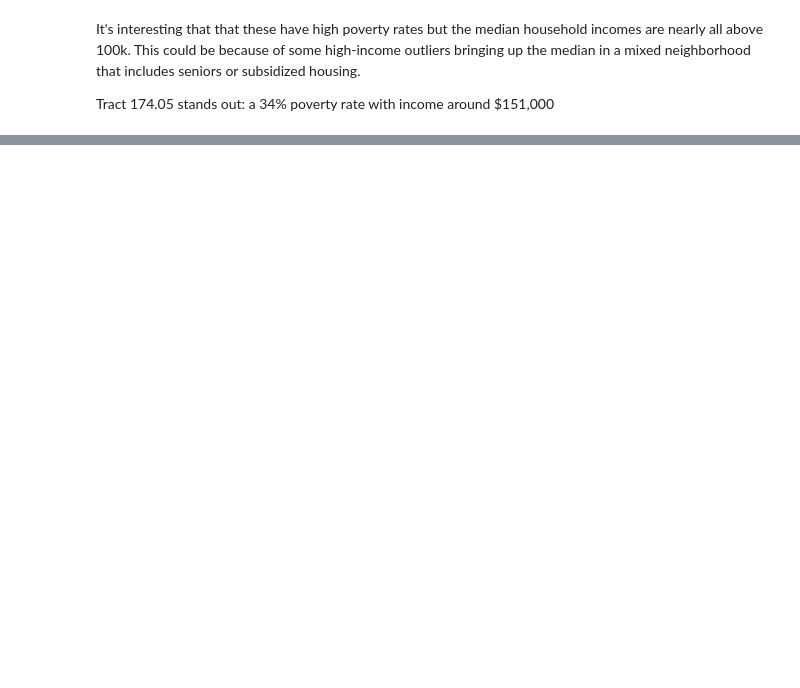
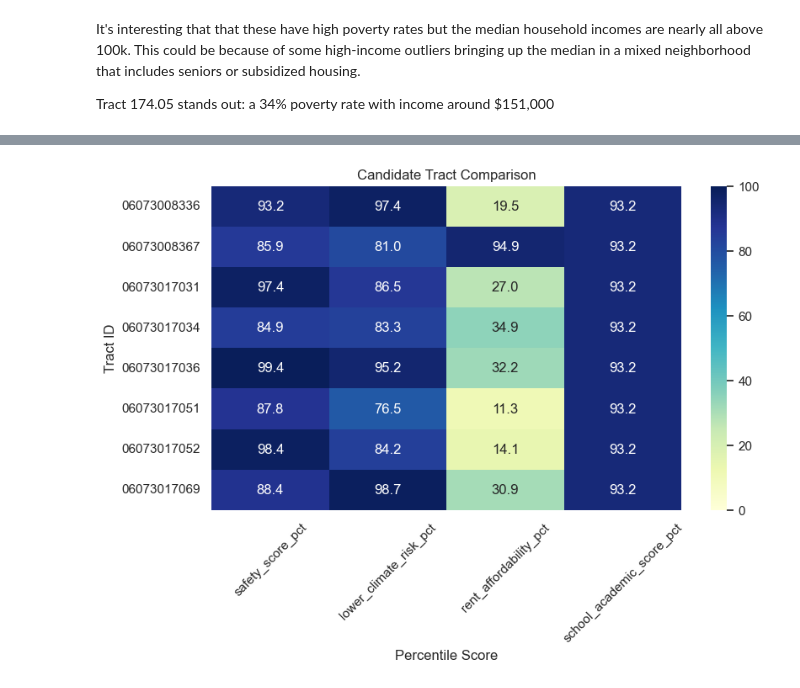
Before and after one commit to coco-martinez/san-diego-neighborhood-opportunity, a Jupyter notebook: notebooks/08_eda.ipynb, the cells around one changed output, grey strips where cells are left out. Saved outputs shown, nothing was run; the diff lists cells and outputs as text; code cells hidden in the pictures; blank space fills up the shorter version.

```diff
--- a/notebooks/08_eda.ipynb
+++ b/notebooks/08_eda.ipynb
@@ -927,0 +1316,16 @@ school_outlier_context.T
+# %%
+# comparing candidate tracts against the full SDPD area
+
+comparison_cols = ['safety_score', 'climate_loss_risk_score',
+                   'estimated_median_gross_rent', 'school_academic_score']
+
+sdpd_percentiles = df_sdpd[['tract_id'] + comparison_cols].copy()
+
+for col in comparison_cols:
+    sdpd_percentiles[f'{col}_pct'] = df_sdpd[col].rank(pct=True) * 100
+
+candidate_percentiles = sdpd_percentiles[
+    sdpd_percentiles['tract_id'].isin(good_school_tracts['tract_id'])
+][['tract_id'] + [f'{col}_pct' for col in comparison_cols]]
+
+candidate_percentiles.round(1).sort_values('estimated_median_gross_rent_pct')
@@ -927,0 +1342,14 @@ school_outlier_context.T
+# %%
+# reversing rent and climate percentiles so higher values are positive
+
+candidate_percentiles['lower_climate_risk_pct'] = (
+    100 - candidate_percentiles['climate_loss_risk_score_pct'])
+
+candidate_percentiles['rent_affordability_pct'] = (
+    100 - candidate_percentiles['estimated_median_gross_rent_pct'])
+
+candidate_comparison = candidate_percentiles[
+    ['tract_id', 'safety_score_pct', 'lower_climate_risk_pct',
+     'rent_affordability_pct', 'school_academic_score_pct']].round(1)
+
+candidate_comparison
@@ -927,0 +1366,15 @@ school_outlier_context.T
+# %%
+# comparing the candidate tracts across the main priorities
+
+heatmap_data = candidate_comparison.set_index('tract_id')
+
+plt.figure(figsize=(9, 5))
+sns.heatmap(heatmap_data, annot=True, fmt='.1f', cmap='YlGnBu', vmin=0, vmax=100)
+
+plt.title('Candidate Tract Comparison')
+plt.xlabel('Percentile Score')
+plt.ylabel('Tract ID')
+plt.xticks(rotation=45)
+plt.show()
+# %% [output]
+[figure, added]
```
Also changed, not shown: parts of 27 cells of this notebook.
